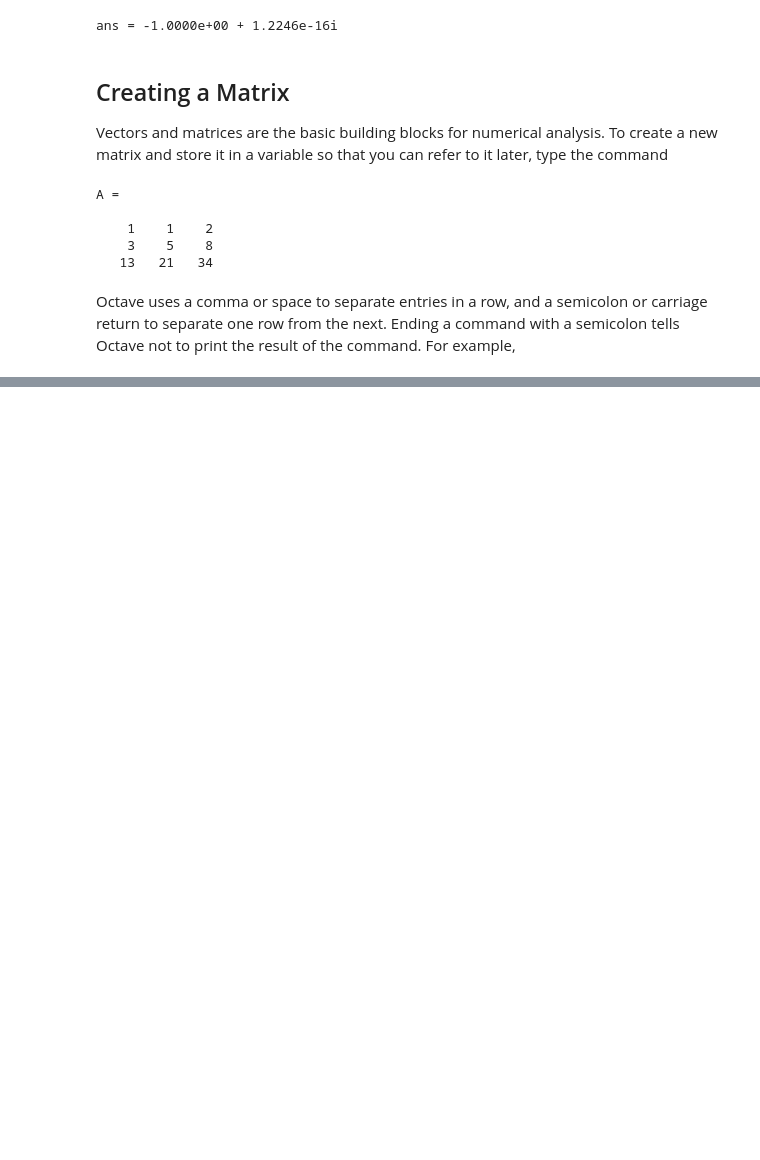
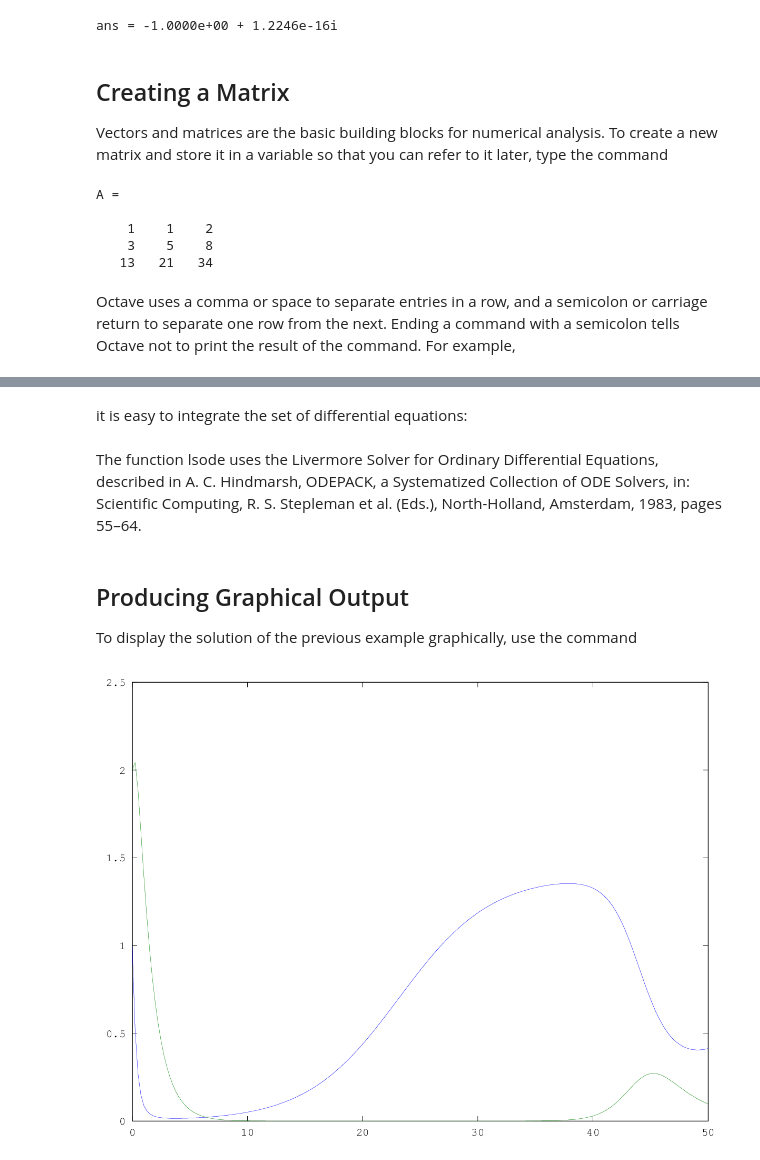
Before and after one commit to arnau/docker-octave-notebook, a Jupyter notebook: notebooks/simple-examples.ipynb, the cells around one changed output, grey strips where cells are left out. Drawn from its saved outputs; the diff is of its cells as text; code cells hidden in the pictures; blank space fills up the shorter version.

Commit message:
doc: Finish simple examples

```diff
--- a/notebooks/simple-examples.ipynb
+++ b/notebooks/simple-examples.ipynb
@@ -30,0 +158,2 @@ B = rand (3, 2);
+# %%
+x0 = [1; 2];
@@ -30,0 +162,16 @@ B = rand (3, 2);
+# %%
+t = linspace (0, 50, 200)';
+# %% [markdown]
+it is easy to integrate the set of differential equations:
+# %%
+x = lsode ("f", x0, t);
+# %% [markdown]
+The function lsode uses the Livermore Solver for Ordinary Differential Equations, described in A. C. Hindmarsh, ODEPACK, a Systematized Collection of ODE Solvers, in: Scientific Computing, R. S. Stepleman et al. (Eds.), North-Holland, Amsterdam, 1983, pages 55–64.
+# %% [markdown]
+## Producing Graphical Output
+
+To display the solution of the previous example graphically, use the command
+# %%
+plot (t, x)
+# %% [output]
+[figure, added]
```
Also changed, not shown: parts of 19 cells of this notebook.
